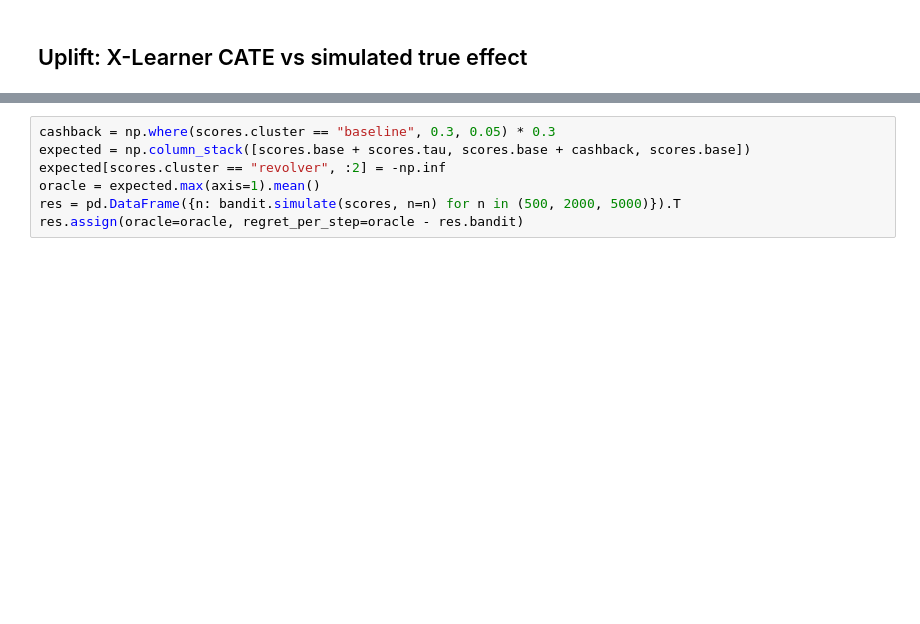
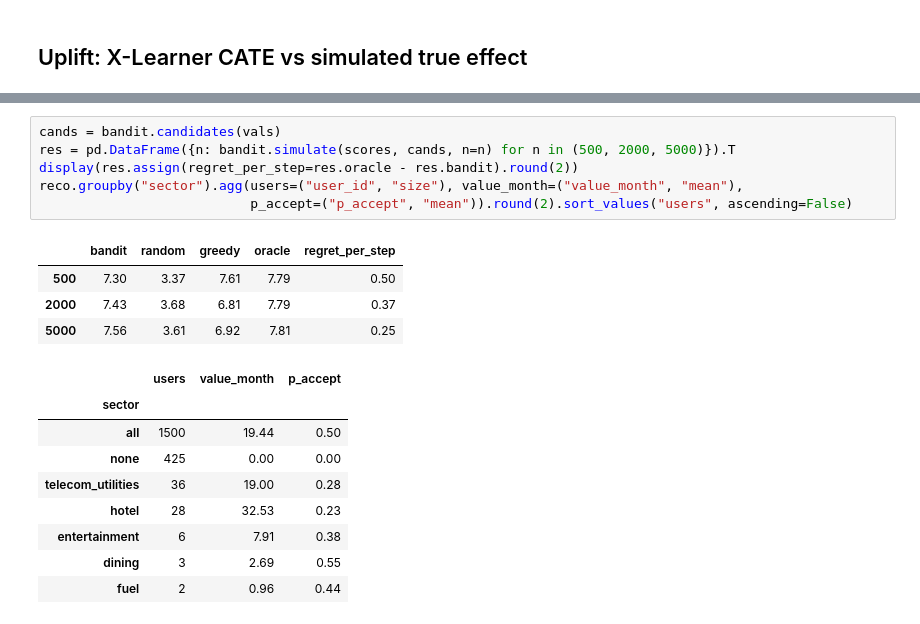
Before and after one commit to ArthurrMrv/bank_recommendations, a Jupyter notebook: notebooks/report.ipynb, the cells around one changed output, grey strips where cells are left out. Cells and saved outputs as stored; diff of their text form; blank space fills up the shorter version.

```diff
--- a/notebooks/report.ipynb
+++ b/notebooks/report.ipynb
@@ -45,7 +129,20 @@ plt.xlabel("true tau"); plt.ylabel("CATE"); plt.legend();
-# %%
-cashback = np.where(scores.cluster == "baseline", 0.3, 0.05) * 0.3
-expected = np.column_stack([scores.base + scores.tau, scores.base + cashback, scores.base])
-expected[scores.cluster == "revolver", :2] = -np.inf
-oracle = expected.max(axis=1).mean()
-res = pd.DataFrame({n: bandit.simulate(scores, n=n) for n in (500, 2000, 5000)}).T
-res.assign(oracle=oracle, regret_per_step=oracle - res.bandit)
+# %%
+cands = bandit.candidates(vals)
+res = pd.DataFrame({n: bandit.simulate(scores, cands, n=n) for n in (500, 2000, 5000)}).T
+display(res.assign(regret_per_step=res.oracle - res.bandit).round(2))
+reco.groupby("sector").agg(users=("user_id", "size"), value_month=("value_month", "mean"),
+                           p_accept=("p_accept", "mean")).round(2).sort_values("users", ascending=False)
+# %% [output]
+|  | bandit | random | greedy | oracle | regret_per_step |
+| 500 | 7.30 | 3.37 | 7.61 | 7.79 | 0.50 |
+| 2000 | 7.43 | 3.68 | 6.81 | 7.79 | 0.37 |
+| 5000 | 7.56 | 3.61 | 6.92 | 7.81 | 0.25 |
+|  | users | value_month | p_accept |
+| sector |  |  |  |
+| all | 1500 | 19.44 | 0.50 |
+| none | 425 | 0.00 | 0.00 |
+| telecom_utilities | 36 | 19.00 | 0.28 |
+| hotel | 28 | 32.53 | 0.23 |
+| entertainment | 6 | 7.91 | 0.38 |
+| dining | 3 | 2.69 | 0.55 |
+| fuel | 2 | 0.96 | 0.44 |
```
Also changed, not shown: parts of 12 cells of this notebook, 32 other files.
